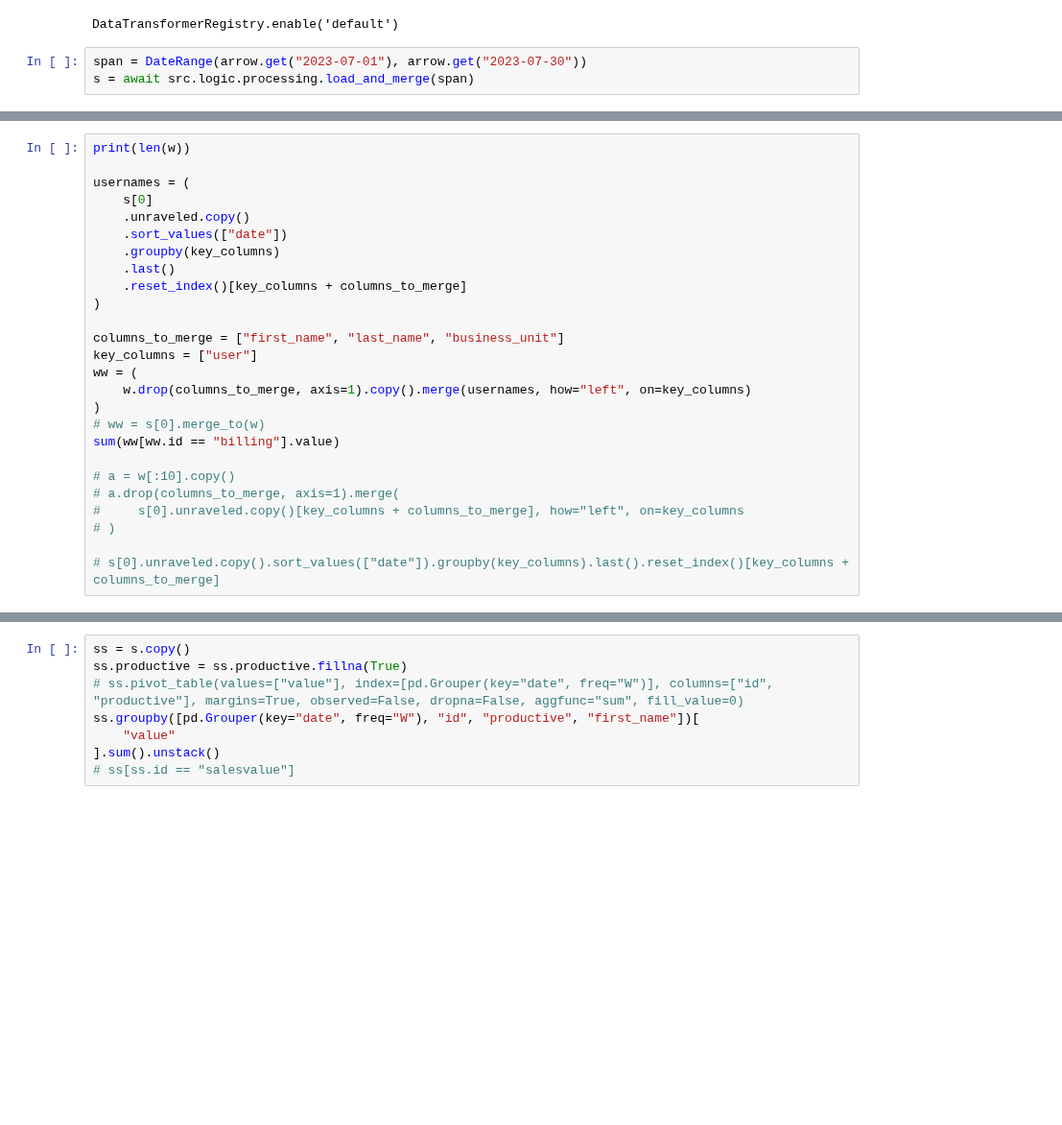
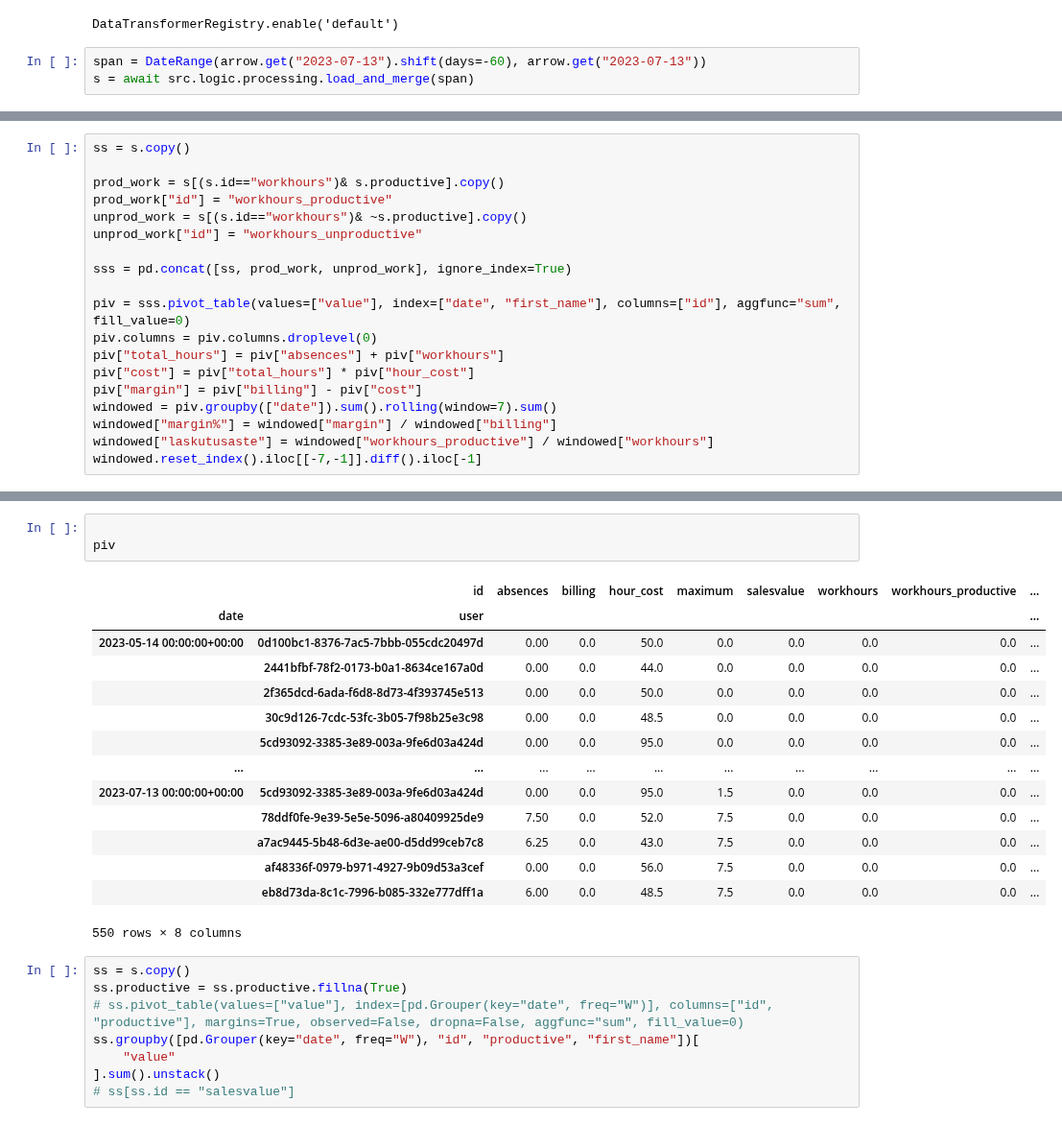
Before and after one commit to vreima/tie-dashboard, a Jupyter notebook: testing-notebook.ipynb, the cells around one changed output, grey strips where cells are left out. Shown at 96% size. Drawn from its saved outputs; the diff is of its cells as text; blank space fills up the shorter version.

```diff
--- a/testing-notebook.ipynb
+++ b/testing-notebook.ipynb
@@ -36,6 +36,6 @@ alt.data_transformers.disable_max_rows()
 # %% [output]
 DataTransformerRegistry.enable('default')
 # %%
-span = DateRange(arrow.get("2023-07-01"), arrow.get("2023-07-30"))
+span = DateRange(arrow.get("2023-07-13").shift(days=-60), arrow.get("2023-07-13"))
 s = await src.logic.processing.load_and_merge(span)
 # %% [output]
@@ -59,27 +59,20 @@ s = await src.logic.processing.load_and_merge(span)
 # %%
-print(len(w))
+ss = s.copy()
 
-usernames = (
-    s[0]
-    .unraveled.copy()
-    .sort_values(["date"])
-    .groupby(key_columns)
-    .last()
-    .reset_index()[key_columns + columns_to_merge]
-)
+prod_work = s[(s.id=="workhours")& s.productive].copy()
+prod_work["id"] = "workhours_productive"
+unprod_work = s[(s.id=="workhours")& ~s.productive].copy()
+unprod_work["id"] = "workhours_unproductive"
 
-columns_to_merge = ["first_name", "last_name", "business_unit"]
-key_columns = ["user"]
-ww = (
-    w.drop(columns_to_merge, axis=1).copy().merge(usernames, how="left", on=key_columns)
-)
-# ww = s[0].merge_to(w)
-sum(ww[ww.id == "billing"].value)
+sss = pd.concat([ss, prod_work, unprod_work], ignore_index=True)
 
-# a = w[:10].copy()
-# a.drop(columns_to_merge, axis=1).merge(
-#     s[0].unraveled.copy()[key_columns + columns_to_merge], how="left", on=key_columns
-# )
-
-# s[0].unraveled.copy().sort_values(["date"]).groupby(key_columns).last().reset_index()[key_columns + columns_to_merge]
+piv = sss.pivot_table(values=["value"], index=["date", "first_name"], columns=["id"], aggfunc="sum", fill_value=0)
+piv.columns = piv.columns.droplevel(0)
+piv["total_hours"] = piv["absences"] + piv["workhours"]
+piv["cost"] = piv["total_hours"] * piv["hour_cost"]
+piv["margin"] = piv["billing"] - piv["cost"]
+windowed = piv.groupby(["date"]).sum().rolling(window=7).sum()
+windowed["margin%"] = windowed["margin"] / windowed["billing"]
+windowed["laskutusaste"] = windowed["workhours_productive"] / windowed["workhours"]
+windowed.reset_index().iloc[[-7,-1]].diff().iloc[-1]
 # %% [output]
@@ -88,3 +95,21 @@ sum(ww[ww.id == "billing"].value)
+# %%
+
+piv
+# %% [output]
+|  | id | absences | billing | hour_cost | maximum | salesvalue | workhours | workhours_productive | ... |
+| date | user |  |  |  |  |  |  |  | ... |
+| 2023-05-14 00:00:00+00:00 | 0d100bc1-8376-7ac5-7bbb-055cdc20497d | 0.00 | 0.0 | 50.0 | 0.0 | 0.0 | 0.0 | 0.0 | ... |
+|  | 2441bfbf-78f2-0173-b0a1-8634ce167a0d | 0.00 | 0.0 | 44.0 | 0.0 | 0.0 | 0.0 | 0.0 | ... |
+|  | 2f365dcd-6ada-f6d8-8d73-4f393745e513 | 0.00 | 0.0 | 50.0 | 0.0 | 0.0 | 0.0 | 0.0 | ... |
+|  | 30c9d126-7cdc-53fc-3b05-7f98b25e3c98 | 0.00 | 0.0 | 48.5 | 0.0 | 0.0 | 0.0 | 0.0 | ... |
+|  | 5cd93092-3385-3e89-003a-9fe6d03a424d | 0.00 | 0.0 | 95.0 | 0.0 | 0.0 | 0.0 | 0.0 | ... |
+| ... | ... | ... | ... | ... | ... | ... | ... | ... | ... |
+| 2023-07-13 00:00:00+00:00 | 5cd93092-3385-3e89-003a-9fe6d03a424d | 0.00 | 0.0 | 95.0 | 1.5 | 0.0 | 0.0 | 0.0 | ... |
+|  | 78ddf0fe-9e39-5e5e-5096-a80409925de9 | 7.50 | 0.0 | 52.0 | 7.5 | 0.0 | 0.0 | 0.0 | ... |
+|  | a7ac9445-5b48-6d3e-ae00-d5dd99ceb7c8 | 6.25 | 0.0 | 43.0 | 7.5 | 0.0 | 0.0 | 0.0 | ... |
+|  | af48336f-0979-b971-4927-9b09d53a3cef | 0.00 | 0.0 | 56.0 | 7.5 | 0.0 | 0.0 | 0.0 | ... |
+|  | eb8d73da-8c1c-7996-b085-332e777dff1a | 6.00 | 0.0 | 48.5 | 7.5 | 0.0 | 0.0 | 0.0 | ... |
+550 rows × 8 columns
 # %%
 ss = s.copy()
 ss.productive = ss.productive.fillna(True)
```
Also changed, not shown: parts of 2 cells of this notebook, 5 other files.
